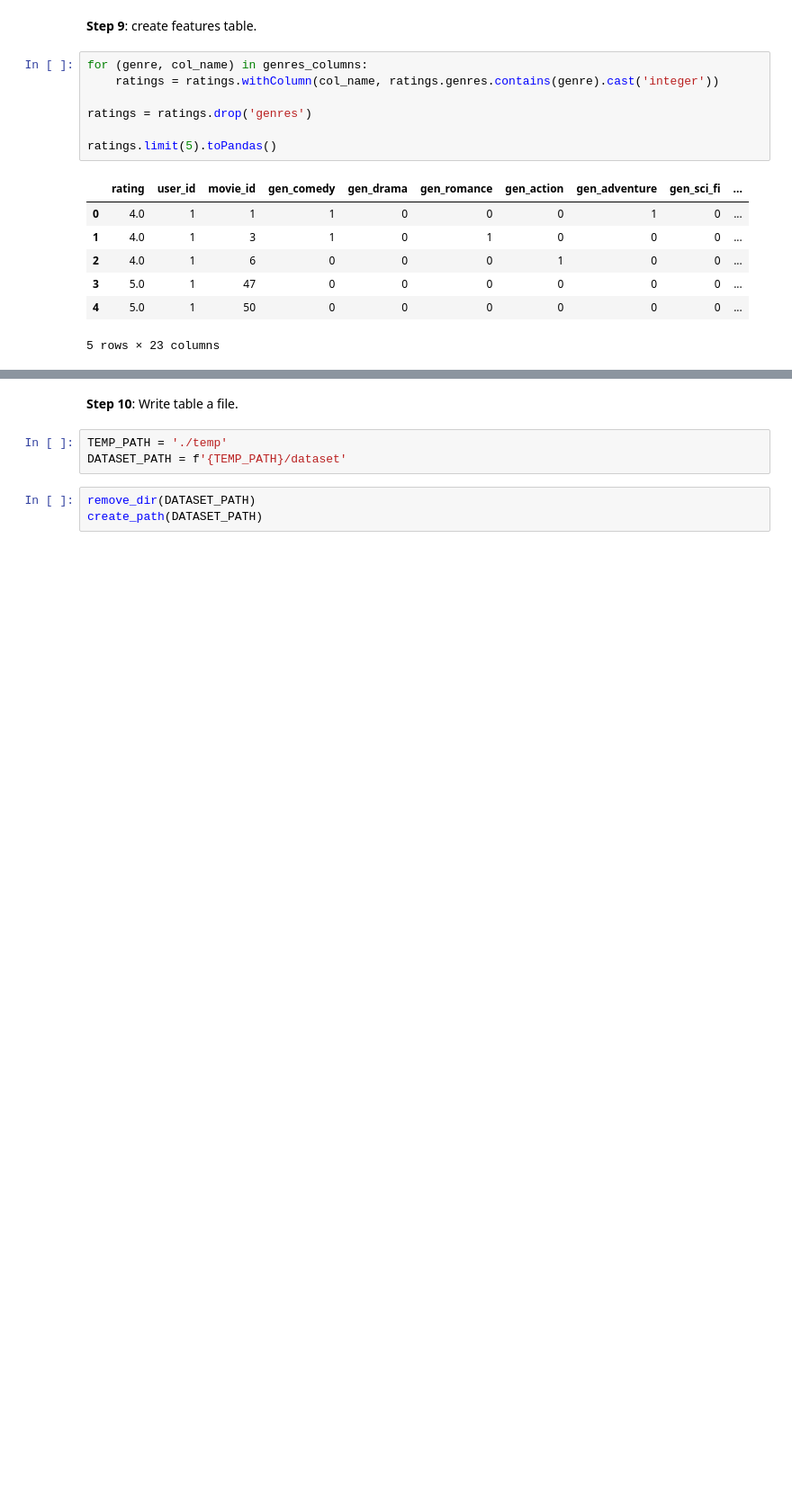
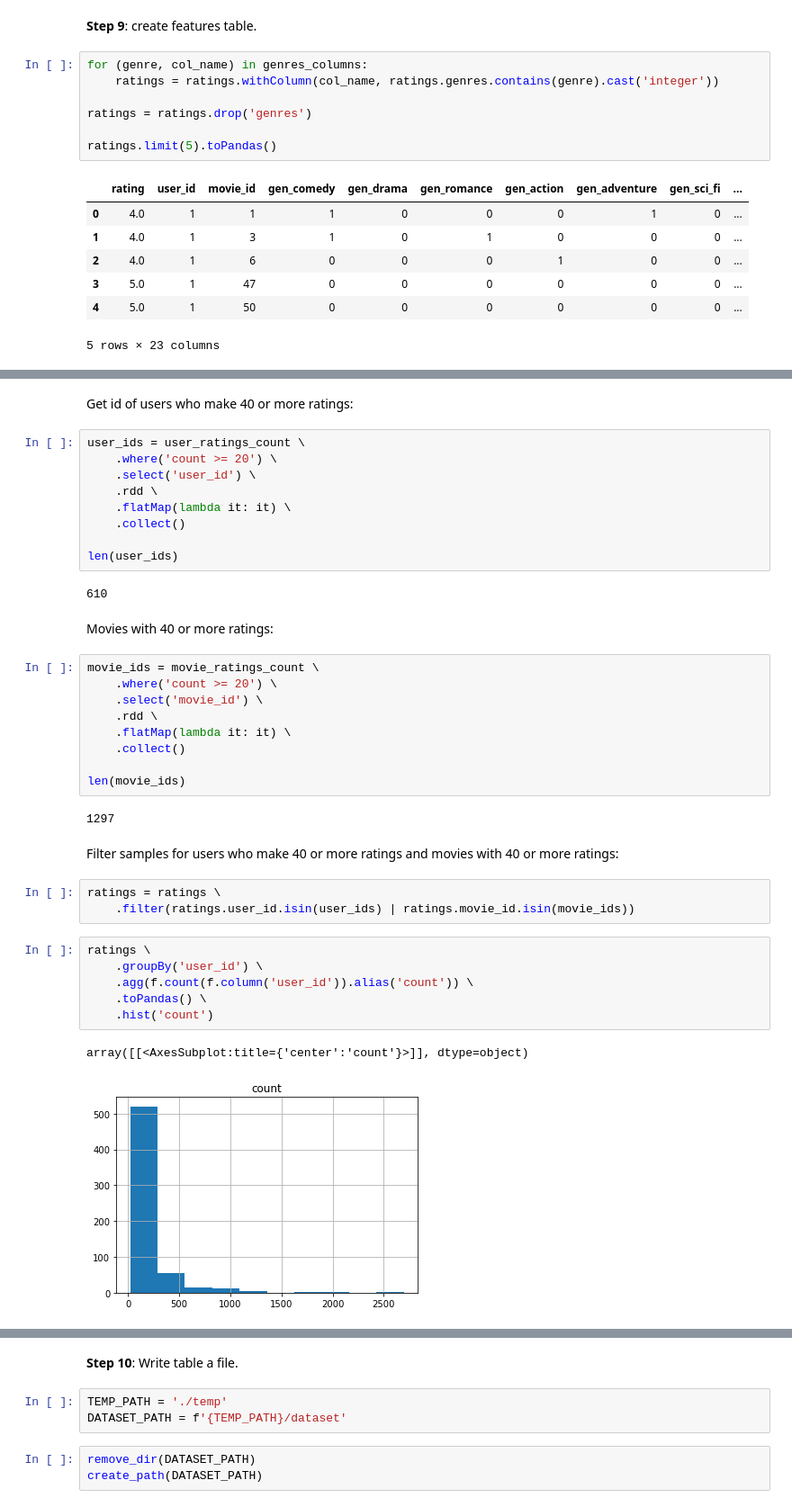
Before and after one commit to adrianmarino/recomendation-system-aproches, a Jupyter notebook: user-movie-genres-model/1.input-data-building.ipynb, the cells around one changed output, grey strips where cells are left out. Shown at 90% size. Drawn from its saved outputs; the diff is of its cells as text; blank space fills up the shorter version.

```diff
--- a/user-movie-genres-model/1.input-data-building.ipynb
+++ b/user-movie-genres-model/1.input-data-building.ipynb
@@ -227,0 +269,40 @@ ratings.limit(5).toPandas()
+# %% [markdown]
+Get id of users who make 40 or more ratings:
+# %%
+user_ids = user_ratings_count \
+    .where('count >= 20') \
+    .select('user_id') \
+    .rdd \
+    .flatMap(lambda it: it) \
+    .collect()
+
+len(user_ids)
+# %% [output]
+610
+# %% [markdown]
+Movies with 40 or more ratings:
+# %%
+movie_ids = movie_ratings_count \
+    .where('count >= 20') \
+    .select('movie_id') \
+    .rdd \
+    .flatMap(lambda it: it) \
+    .collect()
+
+len(movie_ids)
+# %% [output]
+1297
+# %% [markdown]
+Filter samples for users who make 40 or more ratings and movies with 40 or more ratings:
+# %%
+ratings = ratings \
+    .filter(ratings.user_id.isin(user_ids) | ratings.movie_id.isin(movie_ids))
+# %%
+ratings \
+    .groupBy('user_id') \
+    .agg(f.count(f.column('user_id')).alias('count')) \
+    .toPandas() \
+    .hist('count')
+# %% [output]
+array([[<AxesSubplot:title={'center':'count'}>]], dtype=object)
+[figure, added]
```
Also changed, not shown: parts of 7 cells of this notebook, 3 other files.
